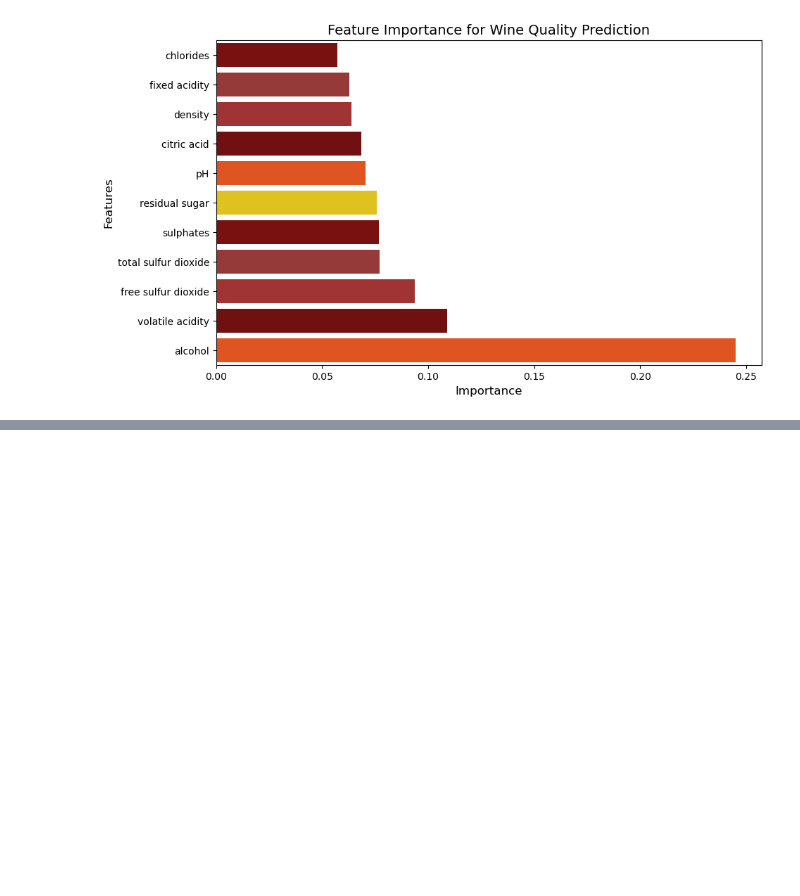
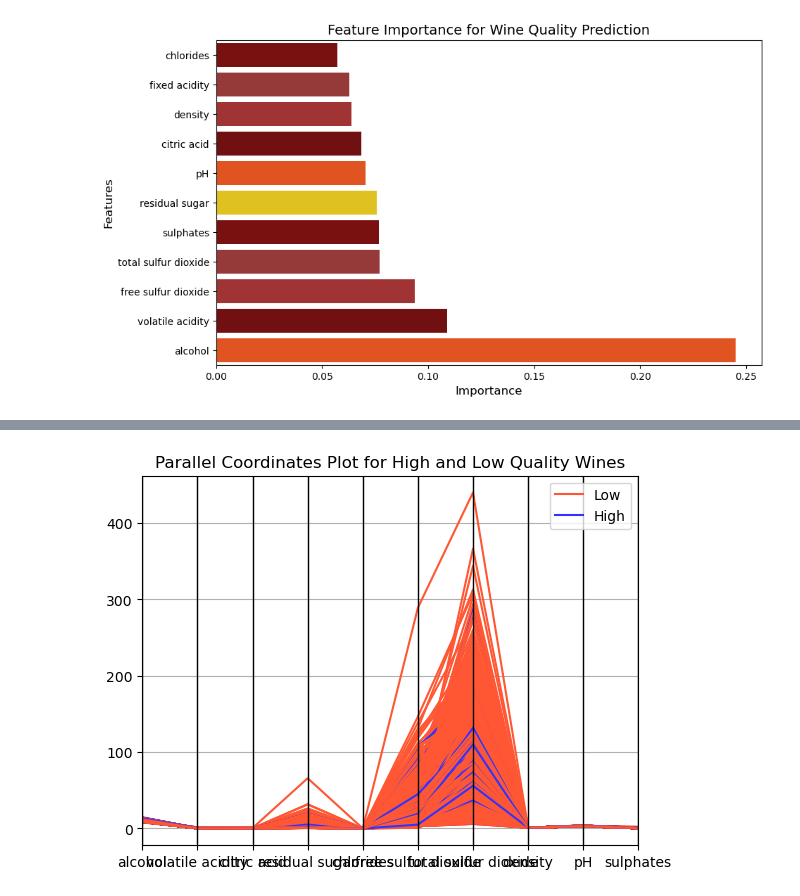
Before and after one commit to antarasengupta26624/qbs181finalproject, a Jupyter notebook: Wine_Quality.ipynb, the cells around one changed output, grey strips where cells are left out. Saved outputs shown, nothing was run; the diff lists cells and outputs as text; code cells hidden in the pictures; blank space fills up the shorter version.

```diff
--- a/Wine_Quality.ipynb
+++ b/Wine_Quality.ipynb
@@ -296,0 +331,9 @@ ModuleNotFoundError: No module named 'graphviz'
+# %%
+from pandas.plotting import parallel_coordinates
+
+wine_data['quality_label'] = ['High' if q >= 7 else 'Low' for q in wine_data['quality']]
+parallel_coordinates(wine_data[wine_data['quality_label'] != 'Medium'], 'quality_label', cols=features, color=("#FF5733", "#3333FF"))
+plt.title("Parallel Coordinates Plot for High and Low Quality Wines")
+plt.show()
+# %% [output]
+[figure, added]
```
Also changed, not shown: parts of 5 cells of this notebook.
